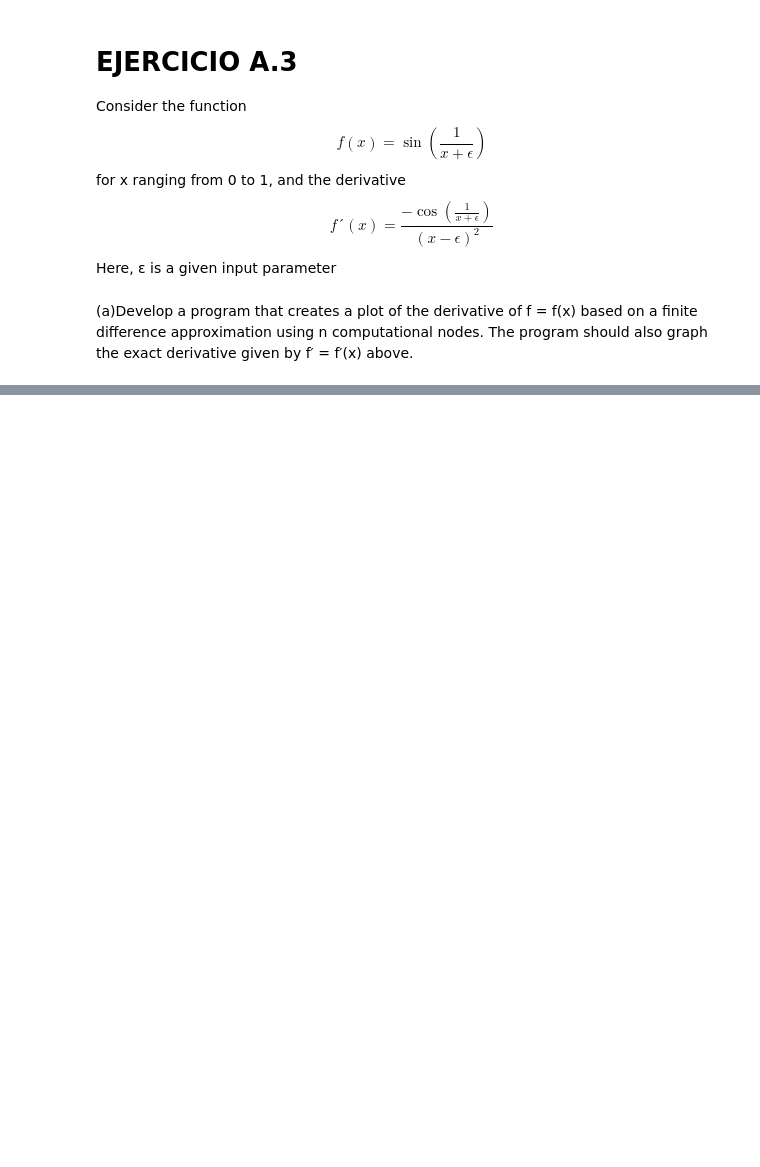
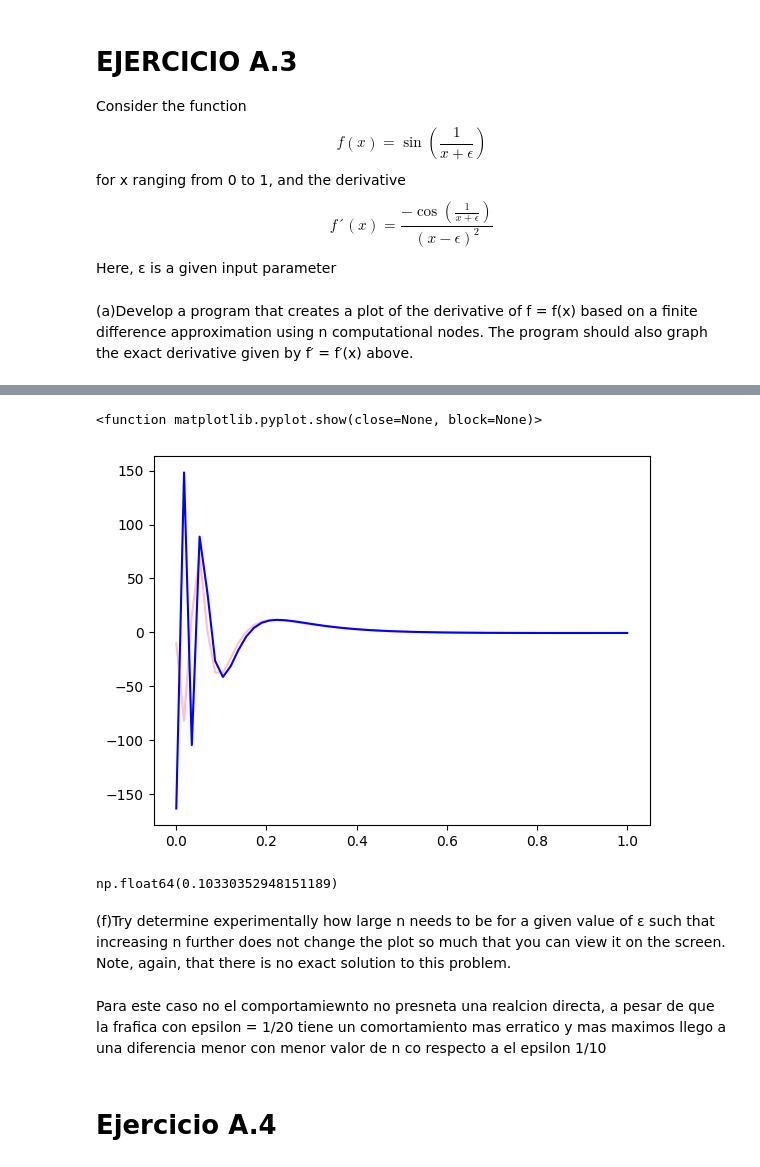
Before and after one commit to LuisDiegoDACA/aa, a Jupyter notebook: Tarea 3.ipynb, the cells around one changed output, grey strips where cells are left out. Cells and saved outputs as stored; diff of their text form; code cells hidden in the pictures; blank space fills up the shorter version.

```diff
--- a/Tarea 3.ipynb
+++ b/Tarea 3.ipynb
@@ -114,0 +178,5 @@ def derivada()
+# %%
+derivadagrafica(58,ff,df,1/20)
+# %% [output]
+<function matplotlib.pyplot.show(close=None, block=None)>
+[figure, added]
@@ -114,0 +195,13 @@ def derivada()
+# %%
+derivadabmen(400,ff,df,1/10)
+# %% [output]
+np.float64(0.10330352948151189)
+# %% [markdown]
+(f)Try determine experimentally how large n needs to be for a given
+value of ε such that increasing n further does not change the plot
+so much that you can view it on the screen. Note, again, that there
+is no exact solution to this problem.
+# %% [markdown]
+Para este caso no el comportamiewnto no presneta una realcion directa, a pesar de que la frafica con epsilon = 1/20 tiene un comortamiento mas erratico y mas maximos llego a una diferencia menor con menor valor de n co respecto a el epsilon 1/10
+# %% [markdown]
+# Ejercicio A.4
```
Also changed, not shown: parts of 38 cells of this notebook.
